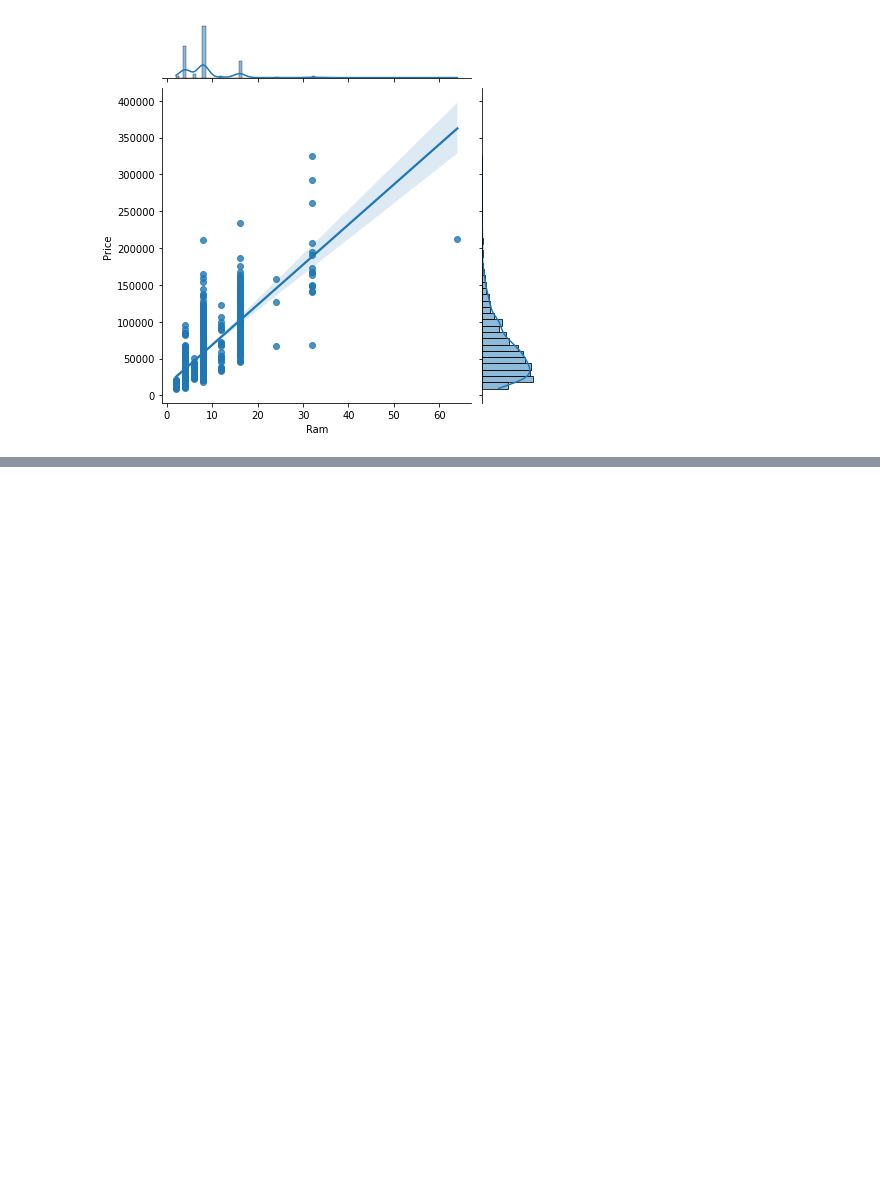
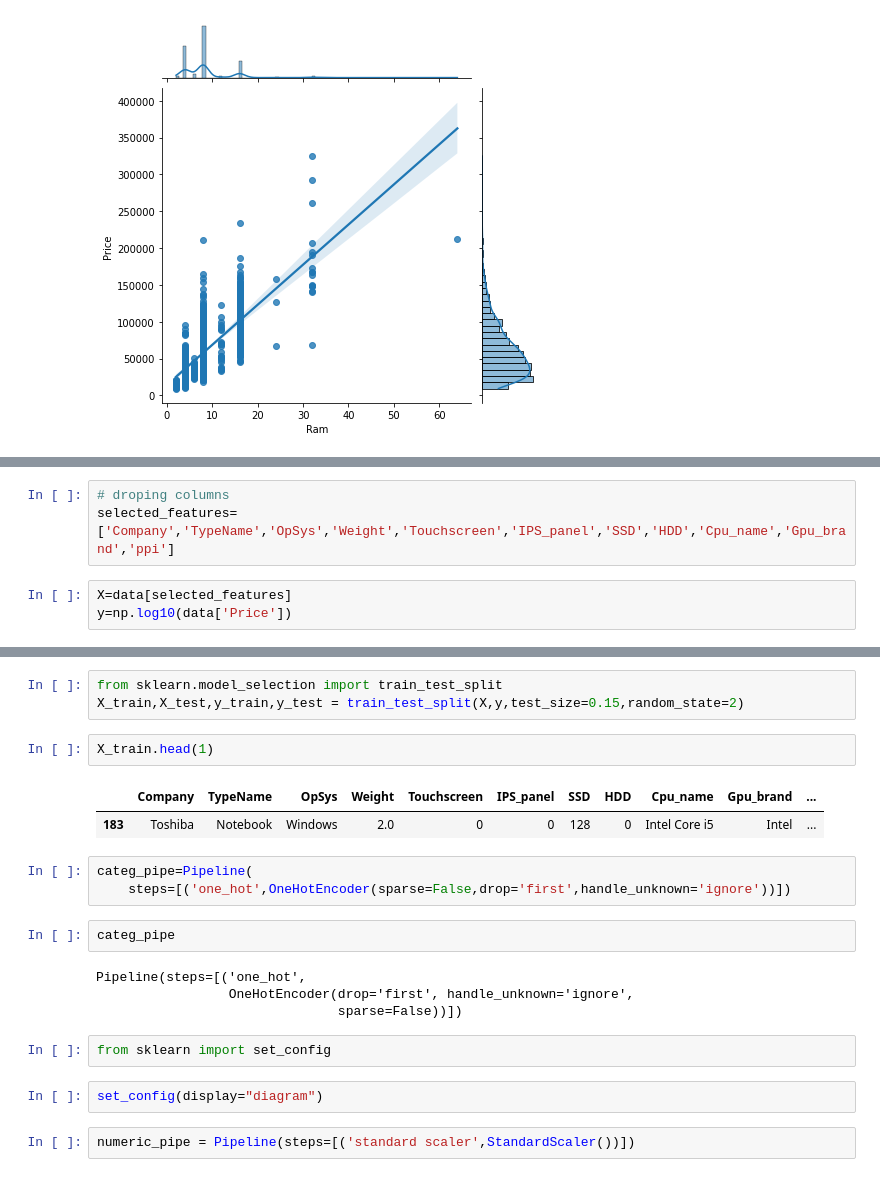
Before and after one commit to Pronoy2324/Laptop_price_predictor, a Jupyter notebook: rlaptop_price.ipynb, the cells around one changed output, grey strips where cells are left out. Saved outputs shown, nothing was run; the diff lists cells and outputs as text; blank space fills up the shorter version.

```diff
--- a/rlaptop_price.ipynb
+++ b/rlaptop_price.ipynb
@@ -271,0 +280,6 @@ Index(['Ram', 'Weight', 'Price', 'Touchscreen', 'IPS_panel', 'SSD', 'HDD',
+# %%
+# droping columns
+selected_features=['Company','TypeName','OpSys','Weight','Touchscreen','IPS_panel','SSD','HDD','Cpu_name','Gpu_brand','ppi']
+# %%
+X=data[selected_features]
+y=np.log10(data['Price'])
@@ -271,0 +300,23 @@ Index(['Ram', 'Weight', 'Price', 'Touchscreen', 'IPS_panel', 'SSD', 'HDD',
+# %%
+from sklearn.model_selection import train_test_split
+X_train,X_test,y_train,y_test = train_test_split(X,y,test_size=0.15,random_state=2)
+# %%
+X_train.head(1)
+# %% [output]
+|  | Company | TypeName | OpSys | Weight | Touchscreen | IPS_panel | SSD | HDD | Cpu_name | Gpu_brand | ... |
+| 183 | Toshiba | Notebook | Windows | 2.0 | 0 | 0 | 128 | 0 | Intel Core i5 | Intel | ... |
+# %%
+categ_pipe=Pipeline(
+    steps=[('one_hot',OneHotEncoder(sparse=False,drop='first',handle_unknown='ignore'))])
+# %%
+categ_pipe
+# %% [output]
+Pipeline(steps=[('one_hot',
+                 OneHotEncoder(drop='first', handle_unknown='ignore',
+                               sparse=False))])
+# %%
+from sklearn import set_config
+# %%
+set_config(display="diagram")
+# %%
+numeric_pipe = Pipeline(steps=[('standard scaler',StandardScaler())])
```
Also changed, not shown: parts of 18 cells of this notebook.
